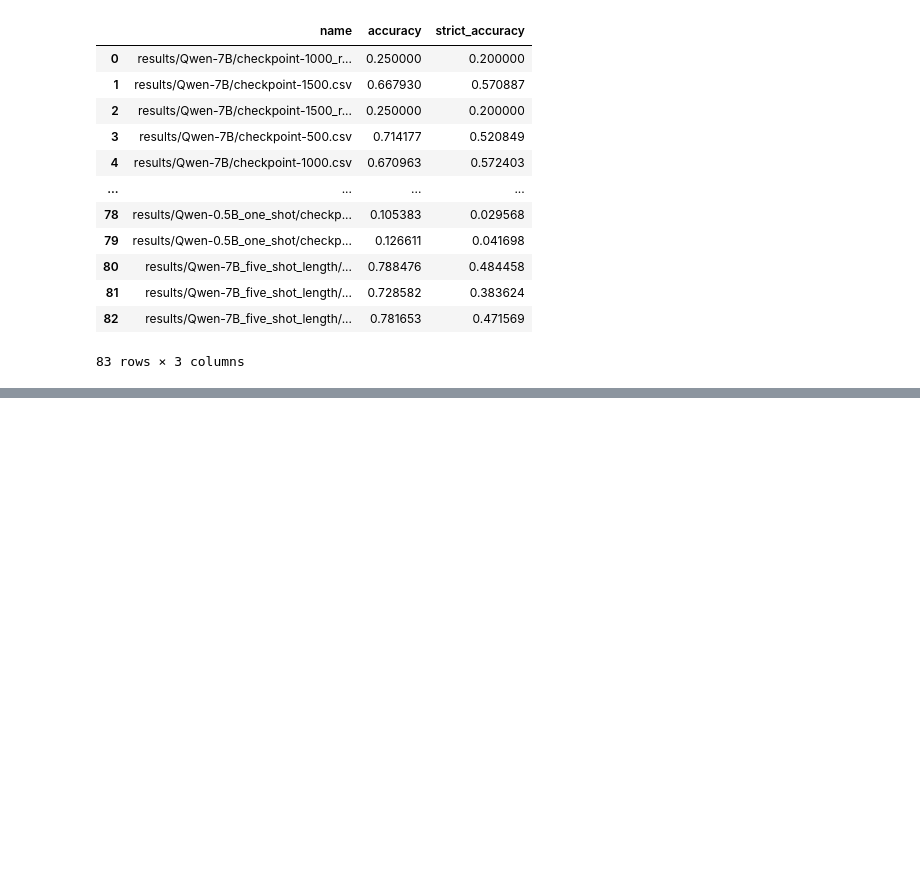
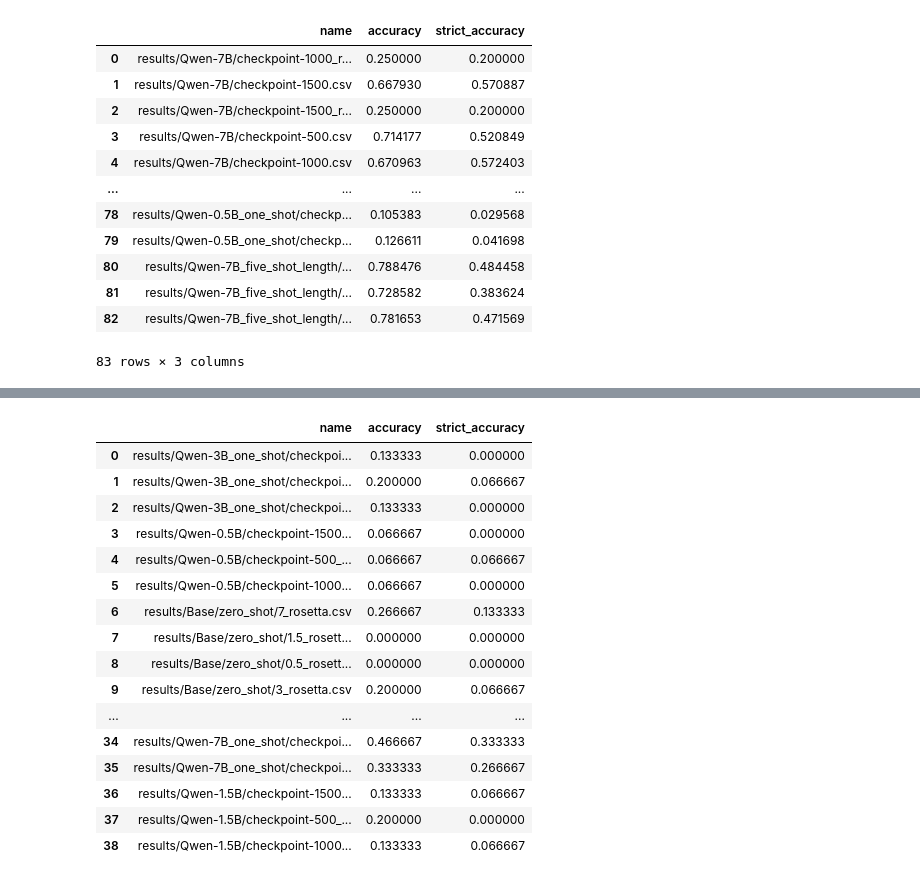
Before and after one commit to biancaraimondi/LLM_Format, a Jupyter notebook: plots.ipynb, the cells around one changed output, grey strips where cells are left out. Cells and saved outputs as stored; diff of their text form; code cells hidden in the pictures; blank space fills up the shorter version.

Commit message:
Feat: add plots for rosetta code results

```diff
--- a/plots.ipynb
+++ b/plots.ipynb
@@ -47,0 +50,21 @@ display(df)
+# %%
+import os
+import pandas as pd
+
+results_dir = "results"
+all_csv = []
+for root, dirs, files in os.walk(results_dir):
+    for file in files:
+        if file.endswith(".csv"):
+            csv_file = os.path.join(root, file)
+            all_csv.append(csv_file)
+print(all_csv)
+
+rows_to_remove = [6, 12, 13, 14, 18]
+all_data = {}
+for csv_file in all_csv:
+    if "rosetta" in os.path.basename(csv_file).lower() and os.path.isfile(csv_file):
+        data = pd.read_csv(csv_file)
+        if len(data) > 0:
+            filtered_data = data.drop(index=[i for i in rows_to_remove if i < len(data)])
+            all_data[csv_file] = filtered_data
@@ -47,0 +93,25 @@ display(df)
+# %%
+df = pd.DataFrame({
+    "name": all_data.keys(),
+    "accuracy": [all_data[key]["match"].sum()/len(all_data[key]) for key in all_data.keys()],
+    "strict_accuracy": [(all_data[key]["sum"] == 4).sum()/len(all_data[key]) for key in all_data.keys()]
+})
+display(df)
+# %% [output]
+|  | name | accuracy | strict_accuracy |
+| 0 | results/Qwen-3B_one_shot/checkpoi... | 0.133333 | 0.000000 |
+| 1 | results/Qwen-3B_one_shot/checkpoi... | 0.200000 | 0.066667 |
+| 2 | results/Qwen-3B_one_shot/checkpoi... | 0.133333 | 0.000000 |
+| 3 | results/Qwen-0.5B/checkpoint-1500... | 0.066667 | 0.000000 |
+| 4 | results/Qwen-0.5B/checkpoint-500_... | 0.066667 | 0.066667 |
+| 5 | results/Qwen-0.5B/checkpoint-1000... | 0.066667 | 0.000000 |
+| 6 | results/Base/zero_shot/7_rosetta.csv | 0.266667 | 0.133333 |
+| 7 | results/Base/zero_shot/1.5_rosett... | 0.000000 | 0.000000 |
+| 8 | results/Base/zero_shot/0.5_rosett... | 0.000000 | 0.000000 |
+| 9 | results/Base/zero_shot/3_rosetta.csv | 0.200000 | 0.066667 |
+| ... | ... | ... | ... |
+| 34 | results/Qwen-7B_one_shot/checkpoi... | 0.466667 | 0.333333 |
+| 35 | results/Qwen-7B_one_shot/checkpoi... | 0.333333 | 0.266667 |
+| 36 | results/Qwen-1.5B/checkpoint-1500... | 0.133333 | 0.066667 |
+| 37 | results/Qwen-1.5B/checkpoint-500_... | 0.200000 | 0.000000 |
+| 38 | results/Qwen-1.5B/checkpoint-1000... | 0.133333 | 0.066667 |
```
Also changed, not shown: parts of 3 cells of this notebook.
